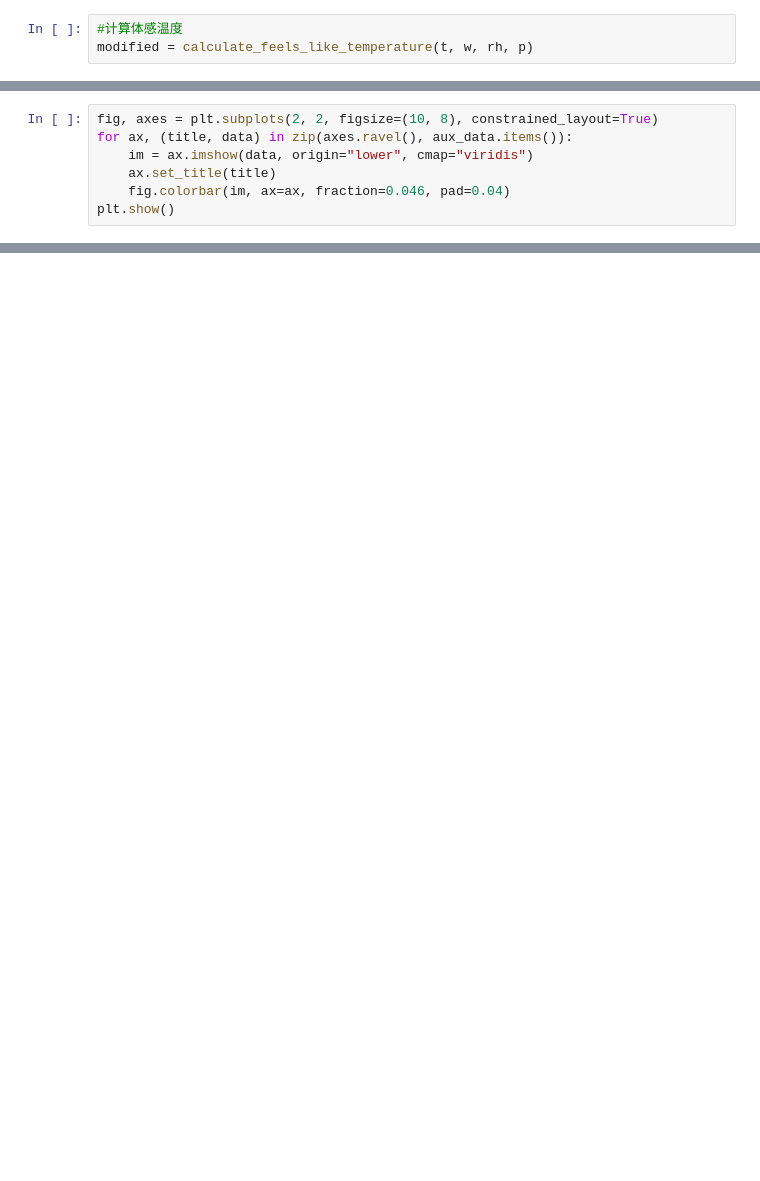
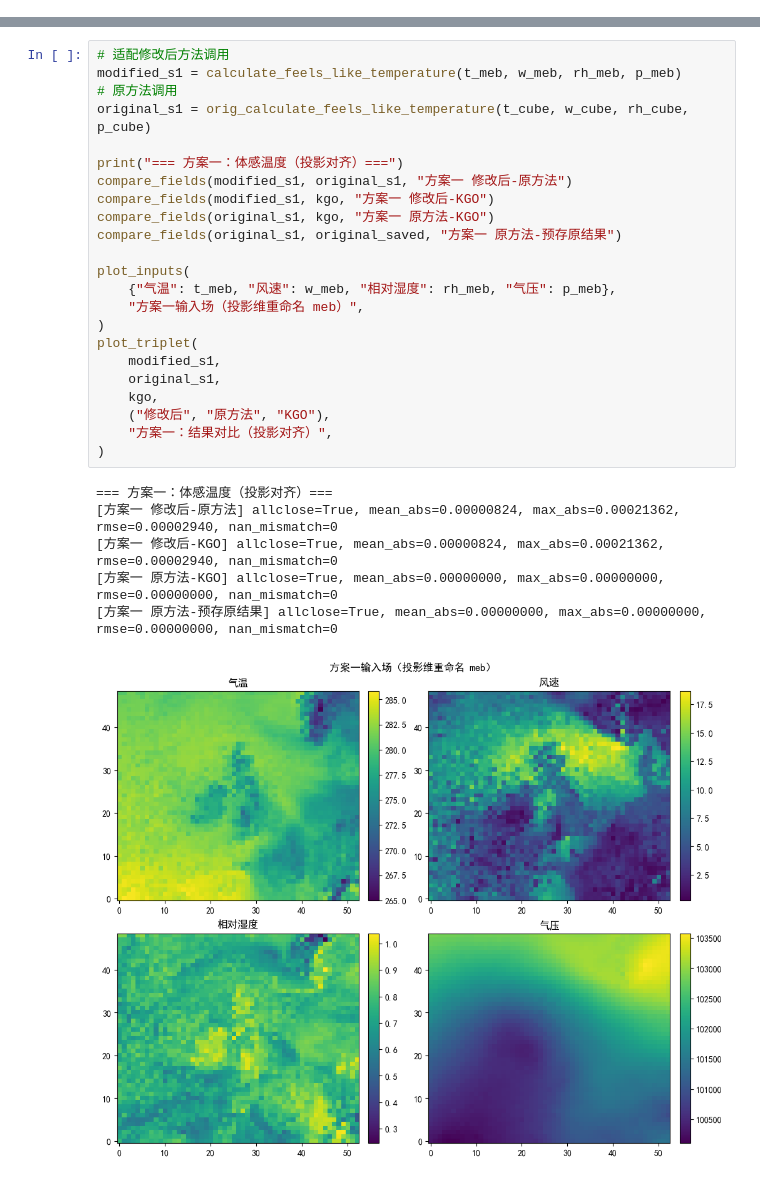
Before and after one commit to guoyunqian/NIMM_pip_repos, a Jupyter notebook: 00temp/feels_like_temperature/nbs/feels_like_temperature.ipynb, the cells around one changed output, grey strips where cells are left out. Saved outputs shown, nothing was run; the diff lists cells and outputs as text; blank space fills up the shorter version.

```diff
--- a/00temp/feels_like_temperature/nbs/feels_like_temperature.ipynb
+++ b/00temp/feels_like_temperature/nbs/feels_like_temperature.ipynb
@@ -224,3 +78,0 @@ original_cli = load_primary_dataarray(paths["original_cli"], "feels_like_tempera
-# %%
-#计算体感温度
-modified = calculate_feels_like_temperature(t, w, rh, p)
@@ -237,7 +78,0 @@ aux_data = {
-# %%
-fig, axes = plt.subplots(2, 2, figsize=(10, 8), constrained_layout=True)
-for ax, (title, data) in zip(axes.ravel(), aux_data.items()):
-    im = ax.imshow(data, origin="lower", cmap="viridis")
-    ax.set_title(title)
-    fig.colorbar(im, ax=ax, fraction=0.046, pad=0.04)
-plt.show()
@@ -278,0 +208,30 @@ plt.show()
+# %%
+# 适配修改后方法调用
+modified_s1 = calculate_feels_like_temperature(t_meb, w_meb, rh_meb, p_meb)
+# 原方法调用
+original_s1 = orig_calculate_feels_like_temperature(t_cube, w_cube, rh_cube, p_cube)
+
+print("=== 方案一：体感温度（投影对齐）===")
+compare_fields(modified_s1, original_s1, "方案一 修改后-原方法")
+compare_fields(modified_s1, kgo, "方案一 修改后-KGO")
+compare_fields(original_s1, kgo, "方案一 原方法-KGO")
+compare_fields(original_s1, original_saved, "方案一 原方法-预存原结果")
+
+plot_inputs(
+    {"气温": t_meb, "风速": w_meb, "相对湿度": rh_meb, "气压": p_meb},
+    "方案一输入场（投影维重命名 meb）",
+)
+plot_triplet(
+    modified_s1,
+    original_s1,
+    kgo,
+    ("修改后", "原方法", "KGO"),
+    "方案一：结果对比（投影对齐）",
+)
+# %% [output]
+=== 方案一：体感温度（投影对齐）===
+[方案一 修改后-原方法] allclose=True, mean_abs=0.00000824, max_abs=0.00021362, rmse=0.00002940, nan_mismatch=0
+[方案一 修改后-KGO] allclose=True, mean_abs=0.00000824, max_abs=0.00021362, rmse=0.00002940, nan_mismatch=0
+[方案一 原方法-KGO] allclose=True, mean_abs=0.00000000, max_abs=0.00000000, rmse=0.00000000, nan_mismatch=0
+[方案一 原方法-预存原结果] allclose=True, mean_abs=0.00000000, max_abs=0.00000000, rmse=0.00000000, nan_mismatch=0
+[figure, added]
```
Also changed, not shown: parts of 28 cells of this notebook, 13 other files.
